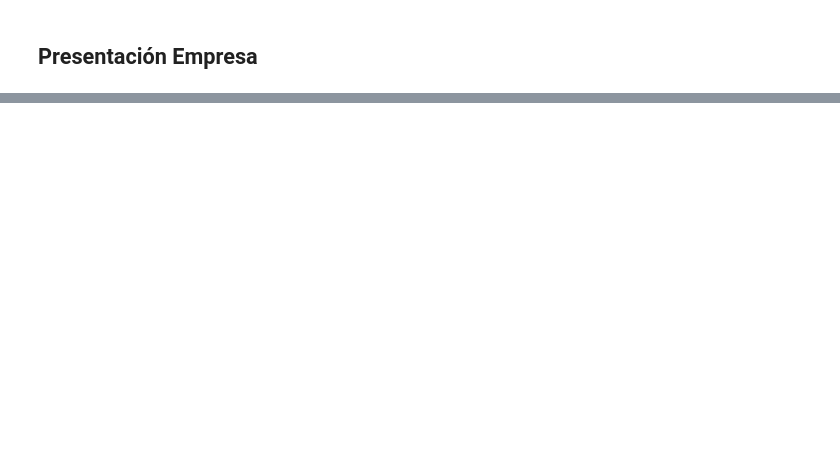
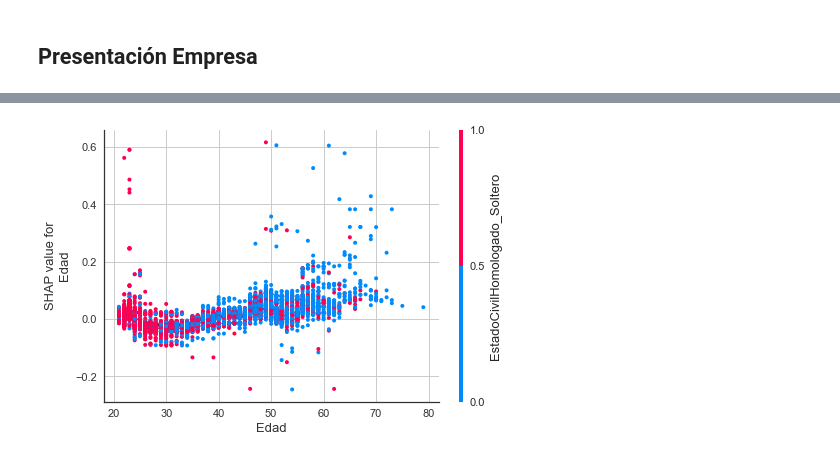
Before and after one commit to Oscar19922017/ModeloCredit2023, a Jupyter notebook: 4_Pycaret.ipynb, the cells around one changed output, grey strips where cells are left out. Saved outputs shown, nothing was run; the diff lists cells and outputs as text; code cells hidden in the pictures; blank space fills up the shorter version.

```diff
--- a/4_Pycaret.ipynb
+++ b/4_Pycaret.ipynb
@@ -353,0 +457,4 @@ with open('ModeloFinalCredit.pkl', 'wb') as file:
+# %%
+shap.dependence_plot("Edad",shap_values,x_train,interaction_index="EstadoCivilHomologado_Soltero")
+# %% [output]
+[figure, added]
```
Also changed, not shown: parts of 80 cells of this notebook, 1 other file.
